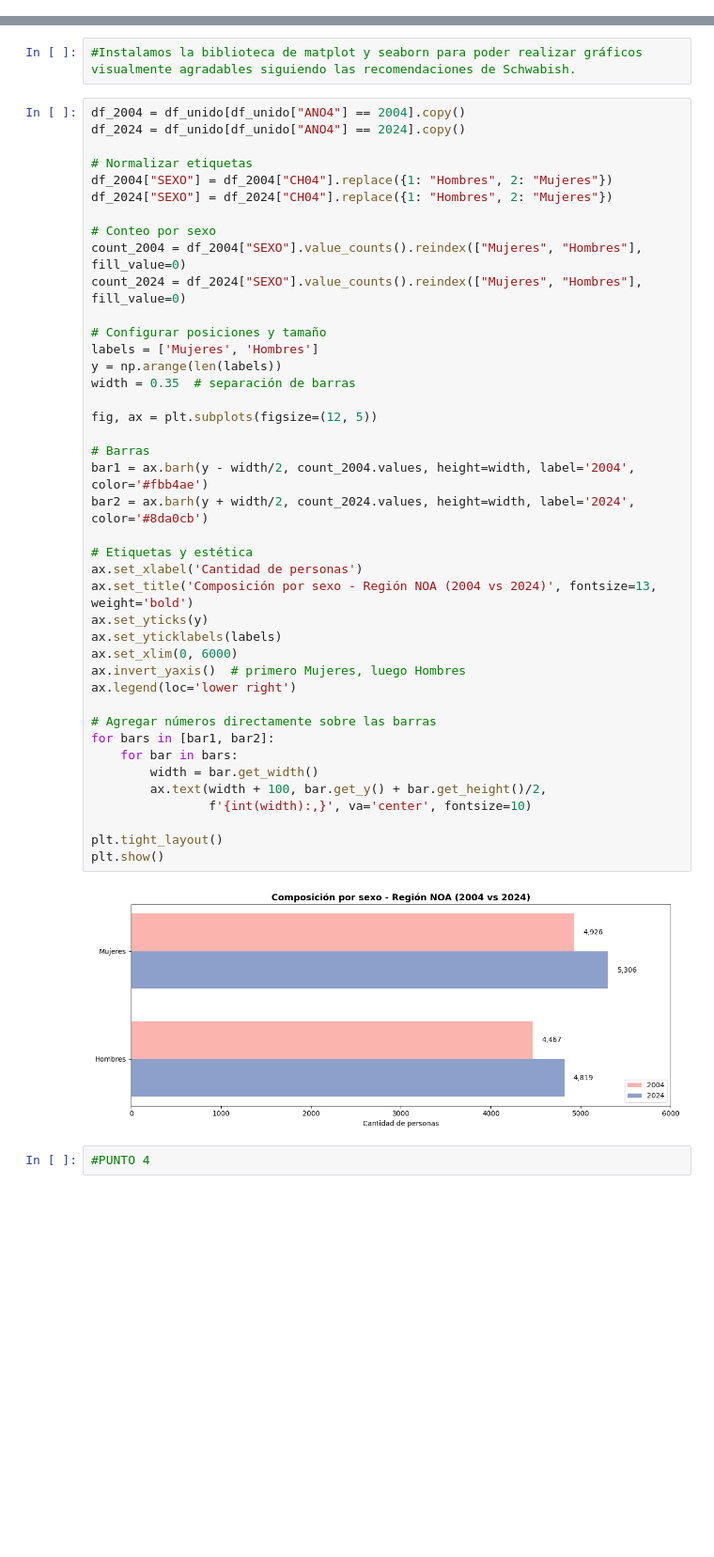
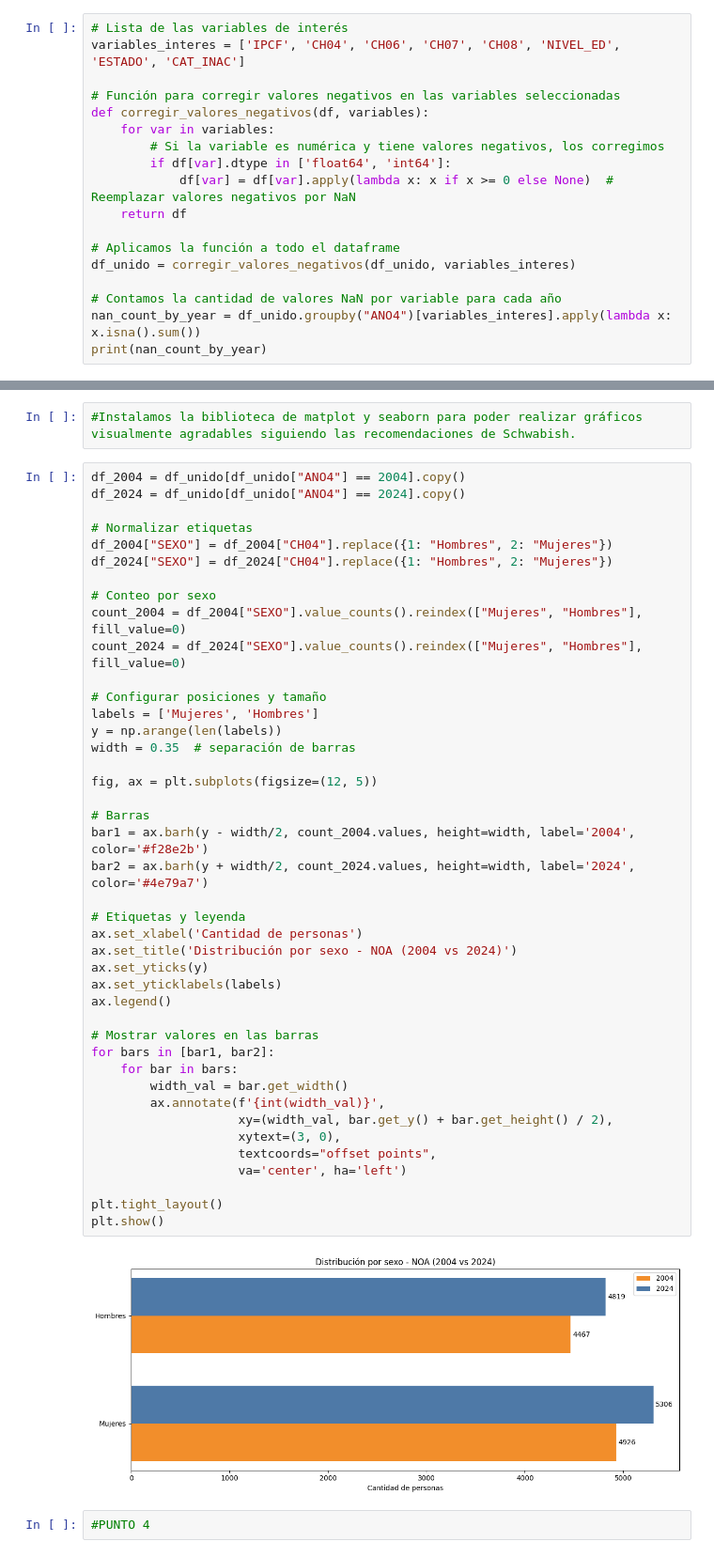
Before and after one commit to MatiasCostanzo2726/BigDataUBA-Grupo9, a Jupyter notebook: TP2/Untitled.ipynb, the cells around one changed output, grey strips where cells are left out. Shown at 94% size. Cells and saved outputs as stored; diff of their text form; blank space fills up the shorter version.

```diff
--- a/TP2/Untitled.ipynb
+++ b/TP2/Untitled.ipynb
@@ -107,3 +107,21 @@ df_stata_noa["ANO4"] = 2004
 df_excel_noa["ANO4"] = 2024
 # %%
 df_unido = pd.concat([df_stata_noa, df_excel_noa], ignore_index=True)
+# %%
+# Lista de las variables de interés
+variables_interes = ['IPCF', 'CH04', 'CH06', 'CH07', 'CH08', 'NIVEL_ED', 'ESTADO', 'CAT_INAC']
+
+# Función para corregir valores negativos en las variables seleccionadas
+def corregir_valores_negativos(df, variables):
+    for var in variables:
+        # Si la variable es numérica y tiene valores negativos, los corregimos
+        if df[var].dtype in ['float64', 'int64']:
+            df[var] = df[var].apply(lambda x: x if x >= 0 else None)  # Reemplazar valores negativos por NaN
+    return df
+
+# Aplicamos la función a todo el dataframe
+df_unido = corregir_valores_negativos(df_unido, variables_interes)
+
+# Contamos la cantidad de valores NaN por variable para cada año
+nan_count_by_year = df_unido.groupby("ANO4")[variables_interes].apply(lambda x: x.isna().sum())
+print(nan_count_by_year)
@@ -178,45 +184,46 @@ import numpy as np
 df_2004 = df_unido[df_unido["ANO4"] == 2004].copy()
 df_2024 = df_unido[df_unido["ANO4"] == 2024].copy()
 
 # Normalizar etiquetas
 df_2004["SEXO"] = df_2004["CH04"].replace({1: "Hombres", 2: "Mujeres"})
 df_2024["SEXO"] = df_2024["CH04"].replace({1: "Hombres", 2: "Mujeres"})
 
 # Conteo por sexo
 count_2004 = df_2004["SEXO"].value_counts().reindex(["Mujeres", "Hombres"], fill_value=0)
 count_2024 = df_2024["SEXO"].value_counts().reindex(["Mujeres", "Hombres"], fill_value=0)
 
 # Configurar posiciones y tamaño
 labels = ['Mujeres', 'Hombres']
 y = np.arange(len(labels))
 width = 0.35  # separación de barras
 
 fig, ax = plt.subplots(figsize=(12, 5))
 
 # Barras
-bar1 = ax.barh(y - width/2, count_2004.values, height=width, label='2004', color='#fbb4ae')
-bar2 = ax.barh(y + width/2, count_2024.values, height=width, label='2024', color='#8da0cb')
+bar1 = ax.barh(y - width/2, count_2004.values, height=width, label='2004', color='#f28e2b')
+bar2 = ax.barh(y + width/2, count_2024.values, height=width, label='2024', color='#4e79a7')
 
-# Etiquetas y estética
+# Etiquetas y leyenda
 ax.set_xlabel('Cantidad de personas')
-ax.set_title('Composición por sexo - Región NOA (2004 vs 2024)', fontsize=13, weight='bold')
+ax.set_title('Distribución por sexo - NOA (2004 vs 2024)')
 ax.set_yticks(y)
 ax.set_yticklabels(labels)
-ax.set_xlim(0, 6000)
-ax.invert_yaxis()  # primero Mujeres, luego Hombres
-ax.legend(loc='lower right')
+ax.legend()
 
-# Agregar números directamente sobre las barras
+# Mostrar valores en las barras
 for bars in [bar1, bar2]:
     for bar in bars:
-        width = bar.get_width()
-        ax.text(width + 100, bar.get_y() + bar.get_height()/2,
-                f'{int(width):,}', va='center', fontsize=10)
+        width_val = bar.get_width()
+        ax.annotate(f'{int(width_val)}',
+                    xy=(width_val, bar.get_y() + bar.get_height() / 2),
+                    xytext=(3, 0),
+                    textcoords="offset points",
+                    va='center', ha='left')
 
 plt.tight_layout()
 plt.show()
 # %% [output]
-[figure, old version]
+[figure, new version]
 # %%
 #PUNTO 4
 # %%
```
Also changed, not shown: parts of 6 cells of this notebook.
